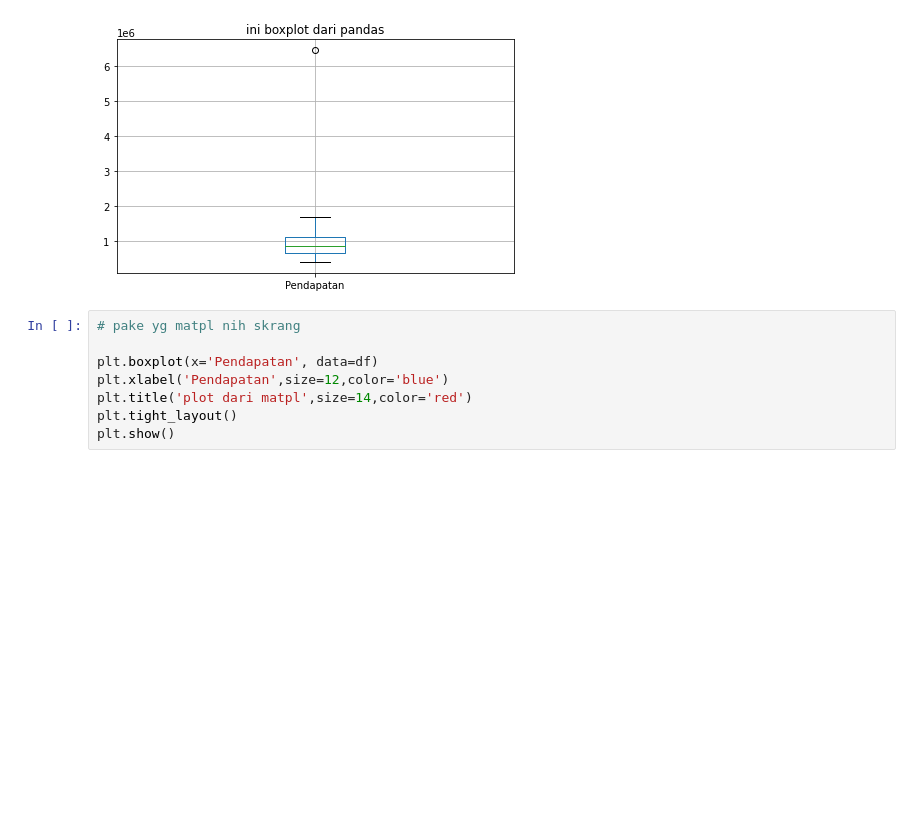
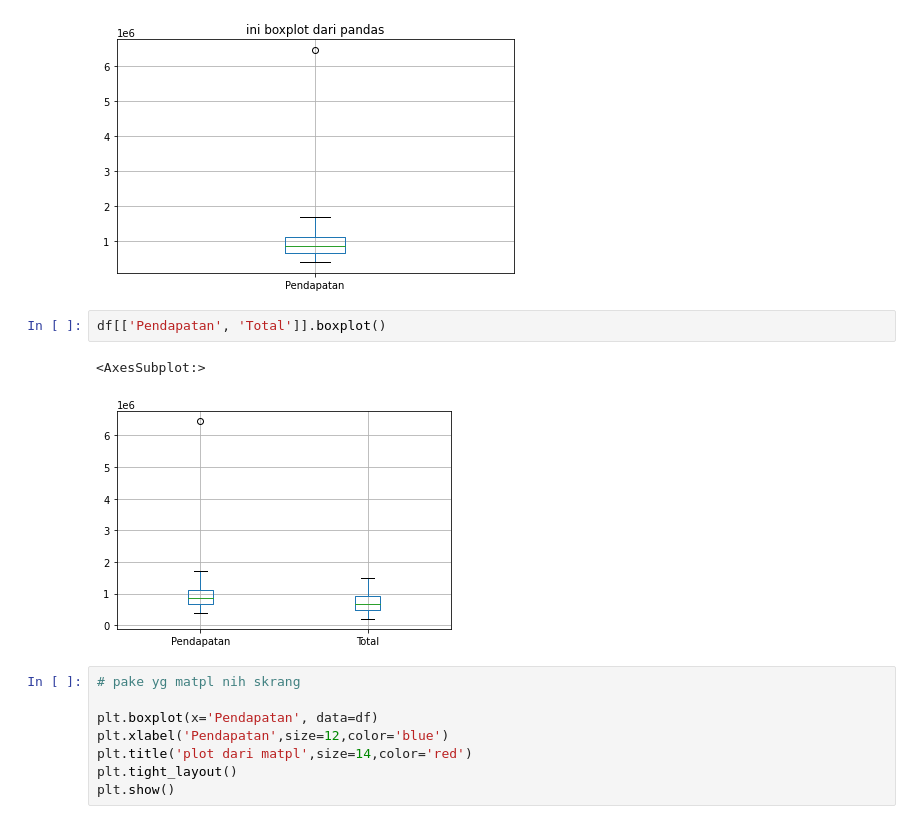
Before and after one commit to Iwanplayground/PROYEK-KECIL2AN, a Jupyter notebook: stat_usepy.ipynb, the cells around one changed output. Cells and saved outputs as stored; diff of their text form; blank space fills up the shorter version.

```diff
--- a/stat_usepy.ipynb
+++ b/stat_usepy.ipynb
@@ -73,6 +73,11 @@ plt.tight_layout()
 plt.show()
 # %% [output]
 [figure]
+# %%
+df[['Pendapatan', 'Total']].boxplot()
+# %% [output]
+<AxesSubplot:>
+[figure, added]
 # %%
 # pake yg matpl nih skrang
 
```
Also changed, not shown: parts of 11 cells of this notebook.
